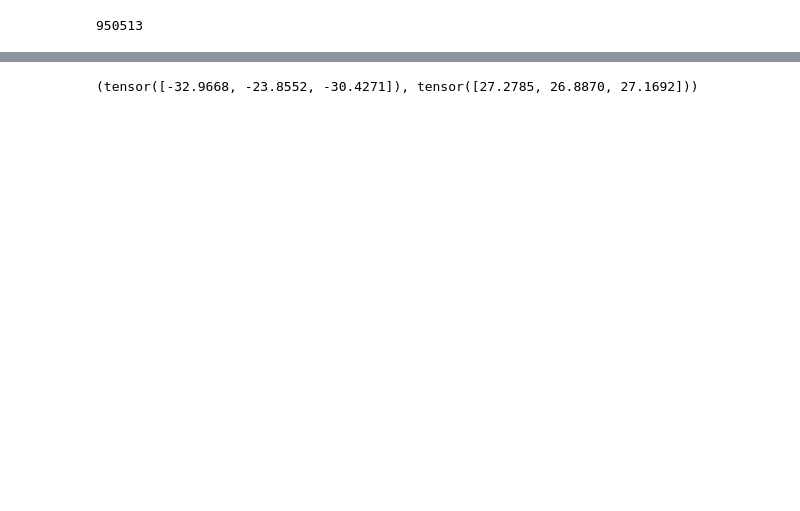
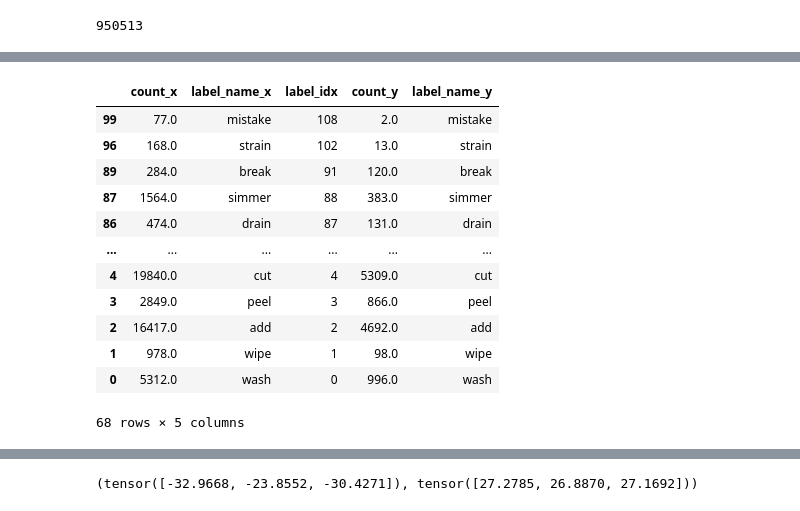
Before and after one commit to amir-goudarzi/IMU_testing, a Jupyter notebook: notebooks/egoexo4d.ipynb, the cells around one changed output, grey strips where cells are left out. Cells and saved outputs as stored; diff of their text form; code cells hidden in the pictures; blank space fills up the shorter version.

```diff
--- a/notebooks/egoexo4d.ipynb
+++ b/notebooks/egoexo4d.ipynb
@@ -1372,0 +1487,17 @@ for i, spec in enumerate(specs):
+# %%
+labels_all.sort_values(by='label_idx', ascending=False, inplace=True)
+labels_all
+# %% [output]
+|  | count_x | label_name_x | label_idx | count_y | label_name_y |
+| 99 | 77.0 | mistake | 108 | 2.0 | mistake |
+| 96 | 168.0 | strain | 102 | 13.0 | strain |
+| 89 | 284.0 | break | 91 | 120.0 | break |
+| 87 | 1564.0 | simmer | 88 | 383.0 | simmer |
+| 86 | 474.0 | drain | 87 | 131.0 | drain |
+| ... | ... | ... | ... | ... | ... |
+| 4 | 19840.0 | cut | 4 | 5309.0 | cut |
+| 3 | 2849.0 | peel | 3 | 866.0 | peel |
+| 2 | 16417.0 | add | 2 | 4692.0 | add |
+| 1 | 978.0 | wipe | 1 | 98.0 | wipe |
+| 0 | 5312.0 | wash | 0 | 996.0 | wash |
+68 rows × 5 columns
```
Also changed, not shown: parts of 33 cells of this notebook, 27 other files.
